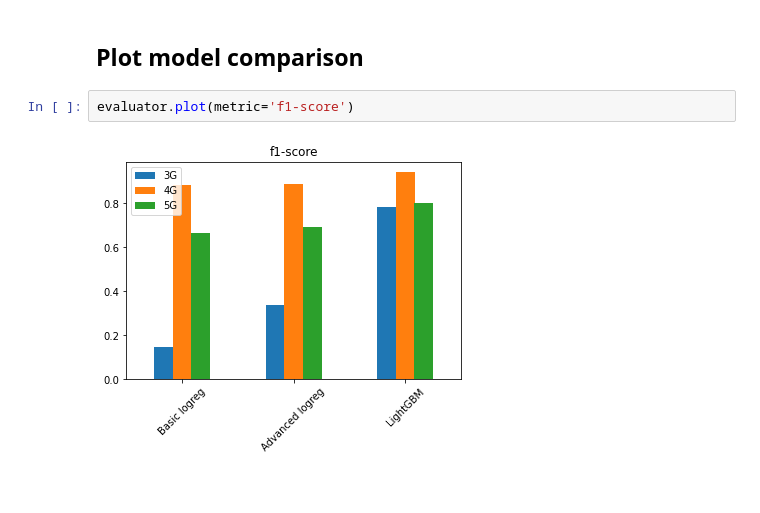
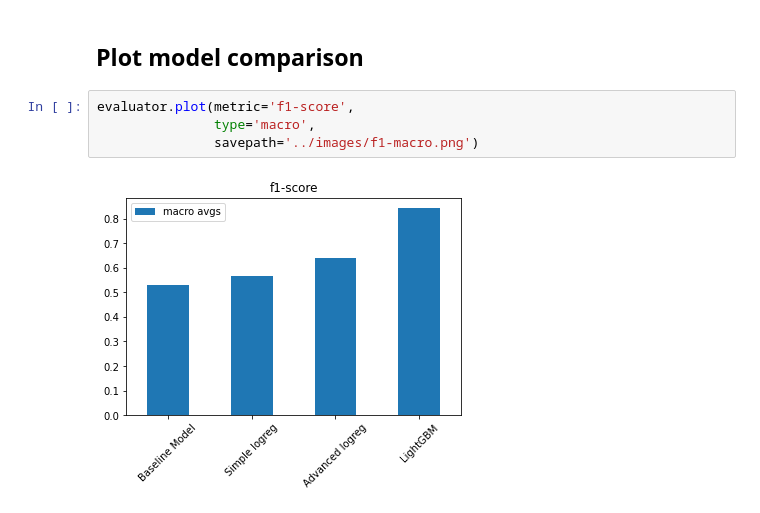
Before and after one commit to heckert/speedtest-classification, a Jupyter notebook: notebooks/05-training.ipynb, the cells around one changed output. Saved outputs shown, nothing was run; the diff lists cells and outputs as text.

```diff
--- a/notebooks/05-training.ipynb
+++ b/notebooks/05-training.ipynb
@@ -303,6 +326,8 @@ weighted avg       0.91      0.91      0.91     12728
 # %% [markdown]
 ## Plot model comparison
 # %%
-evaluator.plot(metric='f1-score')
+evaluator.plot(metric='f1-score',
+               type='macro',
+               savepath='../images/f1-macro.png')
 # %% [output]
-[figure, old version]
+[figure, new version]
```
Also changed, not shown: parts of 10 cells of this notebook, 14 other files.
